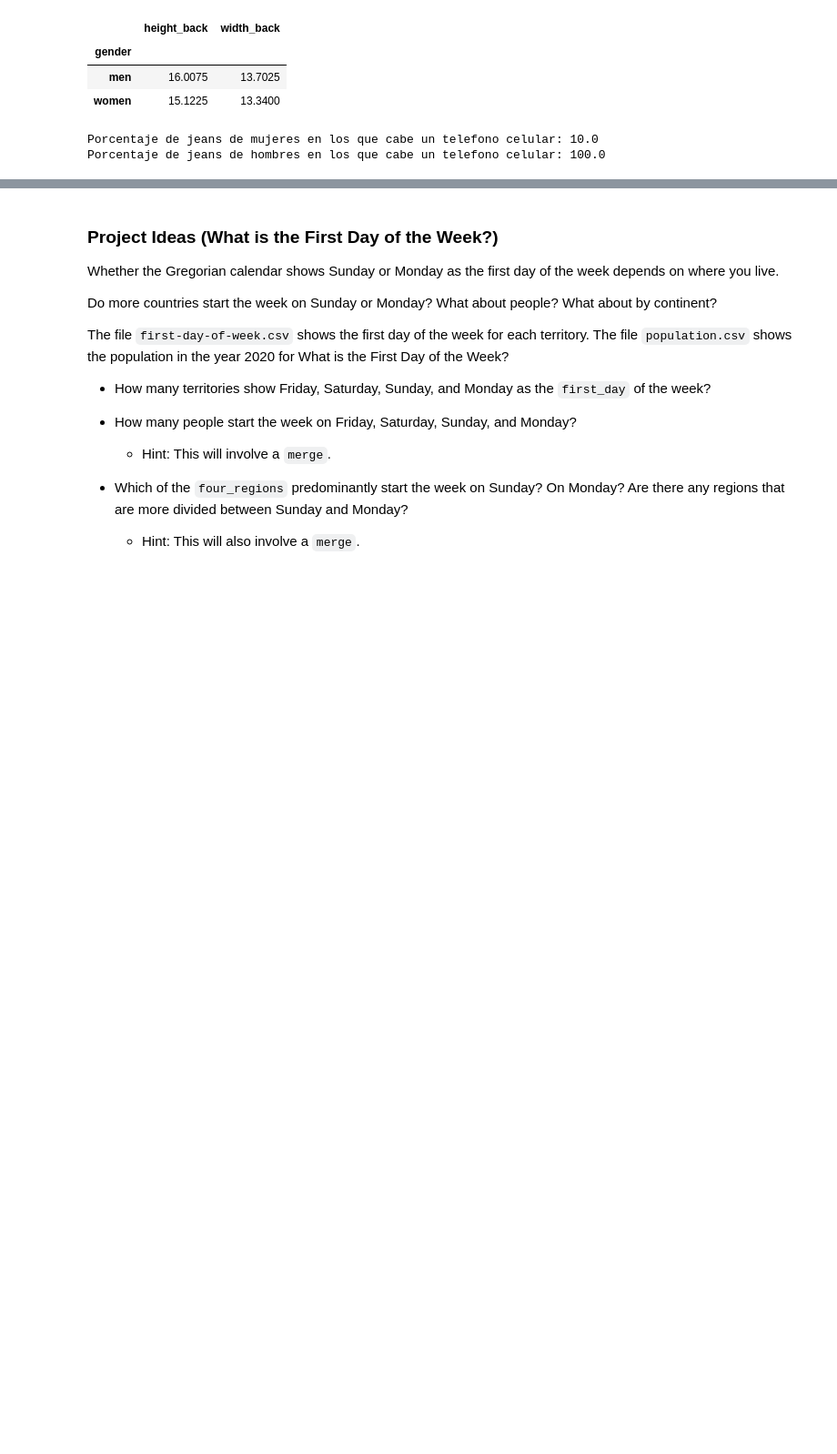
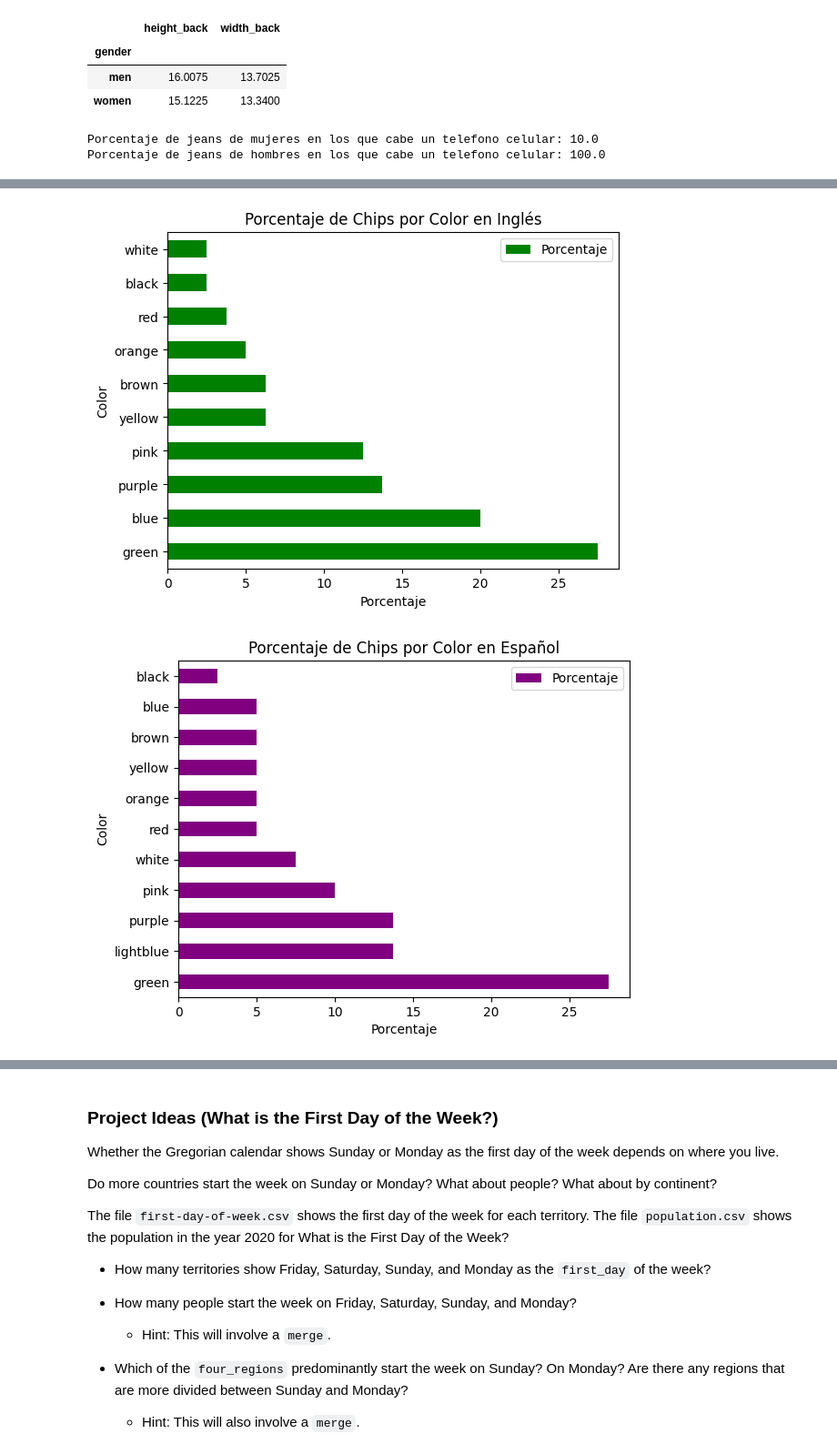
Before and after one commit to Lizbeth-Guerrero/MineriaDeDatos, a Jupyter notebook: Untitled0.ipynb, the cells around one changed output, grey strips where cells are left out. Shown at 91% size. Saved outputs shown, nothing was run; the diff lists cells and outputs as text; code cells hidden in the pictures; blank space fills up the shorter version.

```diff
--- a/Untitled0.ipynb
+++ b/Untitled0.ipynb
@@ -1267,0 +1267,3 @@ Porcentaje de jeans de hombres en los que cabe un telefono celular: 100.0
+# %%
+df = pd.read_csv("munsell-array-fixed-choice.csv")
+df.head()
@@ -1267,0 +1277,18 @@ Porcentaje de jeans de hombres en los que cabe un telefono celular: 100.0
+# %%
+#For each language, calculate what percentage of chips are named each color. Return dataframes for each language.
+english = df['english_color'].value_counts(normalize=True) * 100
+spanish = df['spanish_color'].value_counts(normalize=True) * 100
+tsimane = df['tsimane_color'].value_counts(normalize=True) * 100
+
+#Dataframes
+english_df = english.reset_index()
+english_df.columns = ['Color', 'Porcentaje']
+print(english_df,"\n")
+
+spanish_df = spanish.reset_index()
+spanish_df.columns = ['Color', 'Porcentaje']
+print(spanish_df,"\n")
+
+tsimane_df = tsimane.reset_index()
+tsimane_df.columns = ['Color', 'Porcentaje']
+print(tsimane_df)
@@ -1267,0 +1313,22 @@ Porcentaje de jeans de hombres en los que cabe un telefono celular: 100.0
+# %%
+#Create a horizontal bar plot for each language. Each bar represents a color name and the length encodes the percentage of chips that are named that color.
+english_df.plot.barh(x='Color', y='Porcentaje', color ='green')
+plt.xlabel('Porcentaje')
+plt.ylabel('Color')
+plt.title('Porcentaje de Chips por Color en Inglés')
+plt.show()
+print("\n")
+spanish_df.plot.barh(x='Color', y='Porcentaje', color = 'purple')
+plt.xlabel('Porcentaje')
+plt.ylabel('Color')
+plt.title('Porcentaje de Chips por Color en Español')
+plt.show()
+print("\n")
+tsimane_df.plot.barh(x='Color', y='Porcentaje', color = 'red')
+plt.xlabel('Porcentaje')
+plt.ylabel('Color')
+plt.title('Porcentaje de Chips por Color en Tsimane')
+plt.show()
+# %% [output]
+[figure, added]
+[figure, added]
```
Also changed, not shown: parts of 7 cells of this notebook.
